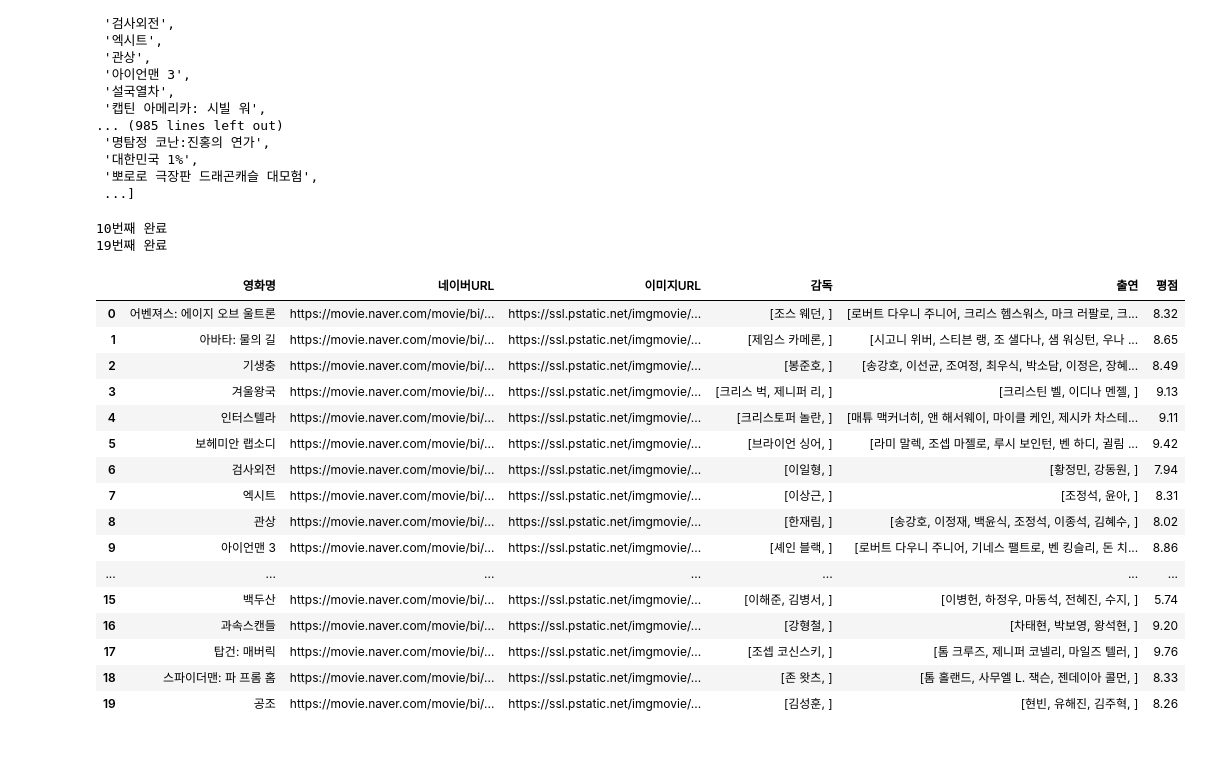
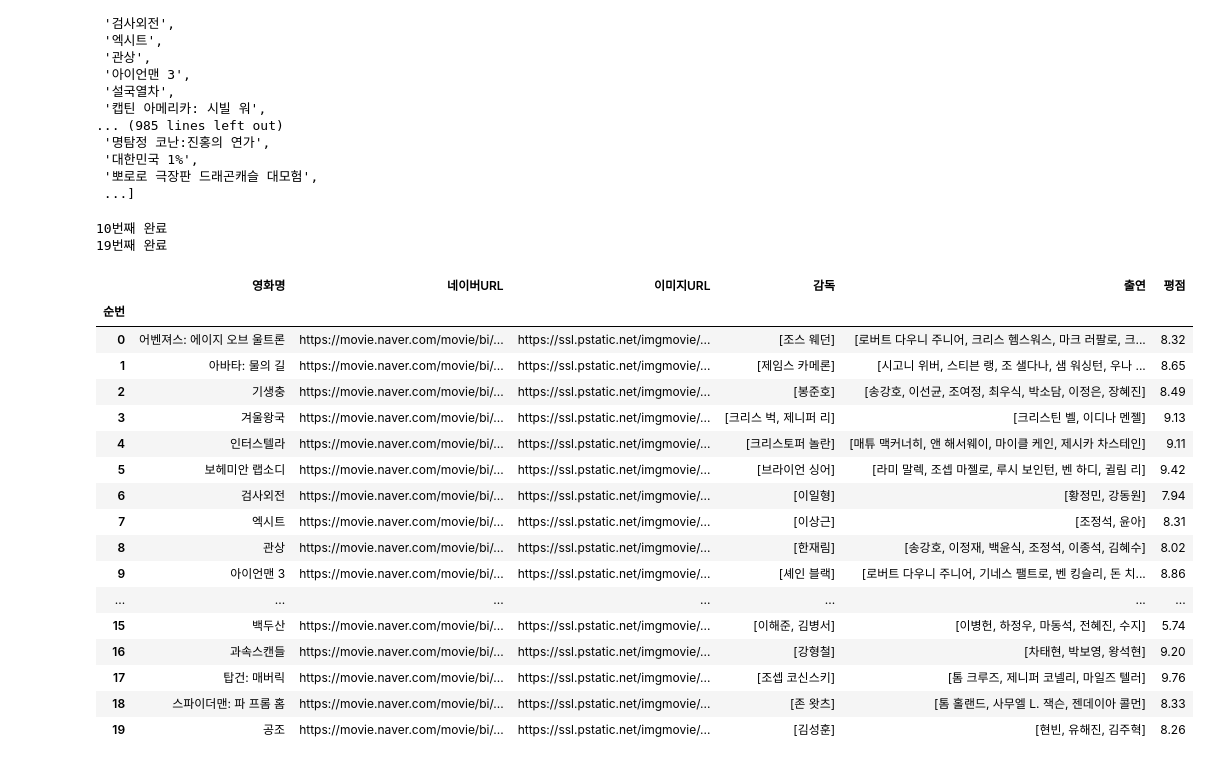
Before and after one commit to Play-Web-miniProject/MovieDL, a Jupyter notebook: eyz/naver_API.ipynb, the cells around one changed output. Drawn from its saved outputs; the diff is of its cells as text; code cells hidden in the pictures.

```diff
--- a/eyz/naver_API.ipynb
+++ b/eyz/naver_API.ipynb
@@ -36,25 +36,25 @@ class MovieAPI():
                             self.title_li.append(mv_title)
                             self.link_li.append(search_li[j]['link'])
                             self.image_li.append(search_li[j]['image'])
-                            self.dir_li.append(search_li[j]['director'].split('|'))
-                            self.actor_li.append(search_li[j]['actor'].split('|'))
-                            self.rating_li.append(search_li[j]['userRating'])
+                            self.dir_li.append(search_li[j]['director'].split('|')[:-1])
+                            self.actor_li.append(search_li[j]['actor'].split('|')[:-1])
+                            self.rating_li.append(mv_rating)
                 elif type(search_li) == dict:
                     mv_title = search_li['title'].replace('</b>','').replace('<b>','')
                     self.index.append(i)
                     self.title_li.append(mv_title)
                     self.link_li.append(search_li['link'])
                     self.image_li.append(search_li['image'])
-                    self.dir_li.append(search_li['director'].split('|'))
-                    self.actor_li.append(search_li['actor'].split('|'))
+                    self.dir_li.append(search_li['director'].split('|')[:-1])
+                    self.actor_li.append(search_li['actor'].split('|')[:-1])
                     self.rating_li.append(search_li['userRating'])
             else:
                 print("Error Code:" + rescode)
             if (i != 0 and i % 10 == 0) or i == (len(movie_list)-1):
                 print(f'{i}번째 완료')
 
-        movie_df = pd.DataFrame([self.title_li, self.link_li, self.image_li, self.dir_li, self.actor_li, self.rating_li]).transpose()
-        movie_df.columns = ['영화명', '네이버URL', '이미지URL', '감독', '출연', '평점']
+        movie_df = pd.DataFrame([self.index, self.title_li, self.link_li, self.image_li, self.dir_li, self.actor_li, self.rating_li]).transpose()
+        movie_df.columns = ['순번', '영화명', '네이버URL', '이미지URL', '감독', '출연', '평점']
 
         return movie_df
 # %%
@@ -85,29 +85,31 @@ movie_list
 # %%
 client_id = "viO54DlhW87ESywUDwWb"
 client_secret = "7ZHAscDgKs"
 
 ma = MovieAPI()
 naver_df = ma.get_movie(movie_list=movie_list[:20], client_id=client_id, client_secret=client_secret)
+naver_df = naver_df.set_index('순번')
 
 display(naver_df)
 naver_df.to_csv('naver_api_df.csv', encoding='cp949')
 # %% [output]
 10번째 완료
 19번째 완료
 |  | 영화명 | 네이버URL | 이미지URL | 감독 | 출연 | 평점 |
-| 0 | 어벤져스: 에이지 오브 울트론 | https://movie.naver.com/movie/bi/... | https://ssl.pstatic.net/imgmovie/... | [조스 웨던, ] | [로버트 다우니 주니어, 크리스 헴스워스, 마크 러팔로, 크... | 8.32 |
-| 1 | 아바타: 물의 길 | https://movie.naver.com/movie/bi/... | https://ssl.pstatic.net/imgmovie/... | [제임스 카메론, ] | [시고니 위버, 스티븐 랭, 조 샐다나, 샘 워싱턴, 우나 ... | 8.65 |
-| 2 | 기생충 | https://movie.naver.com/movie/bi/... | https://ssl.pstatic.net/imgmovie/... | [봉준호, ] | [송강호, 이선균, 조여정, 최우식, 박소담, 이정은, 장혜... | 8.49 |
-| 3 | 겨울왕국 | https://movie.naver.com/movie/bi/... | https://ssl.pstatic.net/imgmovie/... | [크리스 벅, 제니퍼 리, ] | [크리스틴 벨, 이디나 멘젤, ] | 9.13 |
-| 4 | 인터스텔라 | https://movie.naver.com/movie/bi/... | https://ssl.pstatic.net/imgmovie/... | [크리스토퍼 놀란, ] | [매튜 맥커너히, 앤 해서웨이, 마이클 케인, 제시카 차스테... | 9.11 |
-| 5 | 보헤미안 랩소디 | https://movie.naver.com/movie/bi/... | https://ssl.pstatic.net/imgmovie/... | [브라이언 싱어, ] | [라미 말렉, 조셉 마젤로, 루시 보인턴, 벤 하디, 귈림 ... | 9.42 |
-| 6 | 검사외전 | https://movie.naver.com/movie/bi/... | https://ssl.pstatic.net/imgmovie/... | [이일형, ] | [황정민, 강동원, ] | 7.94 |
-| 7 | 엑시트 | https://movie.naver.com/movie/bi/... | https://ssl.pstatic.net/imgmovie/... | [이상근, ] | [조정석, 윤아, ] | 8.31 |
-| 8 | 관상 | https://movie.naver.com/movie/bi/... | https://ssl.pstatic.net/imgmovie/... | [한재림, ] | [송강호, 이정재, 백윤식, 조정석, 이종석, 김혜수, ] | 8.02 |
-| 9 | 아이언맨 3 | https://movie.naver.com/movie/bi/... | https://ssl.pstatic.net/imgmovie/... | [셰인 블랙, ] | [로버트 다우니 주니어, 기네스 팰트로, 벤 킹슬리, 돈 치... | 8.86 |
+| 순번 |  |  |  |  |  |  |
+| 0 | 어벤져스: 에이지 오브 울트론 | https://movie.naver.com/movie/bi/... | https://ssl.pstatic.net/imgmovie/... | [조스 웨던] | [로버트 다우니 주니어, 크리스 헴스워스, 마크 러팔로, 크... | 8.32 |
+| 1 | 아바타: 물의 길 | https://movie.naver.com/movie/bi/... | https://ssl.pstatic.net/imgmovie/... | [제임스 카메론] | [시고니 위버, 스티븐 랭, 조 샐다나, 샘 워싱턴, 우나 ... | 8.65 |
+| 2 | 기생충 | https://movie.naver.com/movie/bi/... | https://ssl.pstatic.net/imgmovie/... | [봉준호] | [송강호, 이선균, 조여정, 최우식, 박소담, 이정은, 장혜진] | 8.49 |
+| 3 | 겨울왕국 | https://movie.naver.com/movie/bi/... | https://ssl.pstatic.net/imgmovie/... | [크리스 벅, 제니퍼 리] | [크리스틴 벨, 이디나 멘젤] | 9.13 |
+| 4 | 인터스텔라 | https://movie.naver.com/movie/bi/... | https://ssl.pstatic.net/imgmovie/... | [크리스토퍼 놀란] | [매튜 맥커너히, 앤 해서웨이, 마이클 케인, 제시카 차스테인] | 9.11 |
+| 5 | 보헤미안 랩소디 | https://movie.naver.com/movie/bi/... | https://ssl.pstatic.net/imgmovie/... | [브라이언 싱어] | [라미 말렉, 조셉 마젤로, 루시 보인턴, 벤 하디, 귈림 리] | 9.42 |
+| 6 | 검사외전 | https://movie.naver.com/movie/bi/... | https://ssl.pstatic.net/imgmovie/... | [이일형] | [황정민, 강동원] | 7.94 |
+| 7 | 엑시트 | https://movie.naver.com/movie/bi/... | https://ssl.pstatic.net/imgmovie/... | [이상근] | [조정석, 윤아] | 8.31 |
+| 8 | 관상 | https://movie.naver.com/movie/bi/... | https://ssl.pstatic.net/imgmovie/... | [한재림] | [송강호, 이정재, 백윤식, 조정석, 이종석, 김혜수] | 8.02 |
+| 9 | 아이언맨 3 | https://movie.naver.com/movie/bi/... | https://ssl.pstatic.net/imgmovie/... | [셰인 블랙] | [로버트 다우니 주니어, 기네스 팰트로, 벤 킹슬리, 돈 치... | 8.86 |
 | ... | ... | ... | ... | ... | ... | ... |
-| 15 | 백두산 | https://movie.naver.com/movie/bi/... | https://ssl.pstatic.net/imgmovie/... | [이해준, 김병서, ] | [이병헌, 하정우, 마동석, 전혜진, 수지, ] | 5.74 |
-| 16 | 과속스캔들 | https://movie.naver.com/movie/bi/... | https://ssl.pstatic.net/imgmovie/... | [강형철, ] | [차태현, 박보영, 왕석현, ] | 9.20 |
-| 17 | 탑건: 매버릭 | https://movie.naver.com/movie/bi/... | https://ssl.pstatic.net/imgmovie/... | [조셉 코신스키, ] | [톰 크루즈, 제니퍼 코넬리, 마일즈 텔러, ] | 9.76 |
-| 18 | 스파이더맨: 파 프롬 홈 | https://movie.naver.com/movie/bi/... | https://ssl.pstatic.net/imgmovie/... | [존 왓츠, ] | [톰 홀랜드, 사무엘 L. 잭슨, 젠데이아 콜먼, ] | 8.33 |
-| 19 | 공조 | https://movie.naver.com/movie/bi/... | https://ssl.pstatic.net/imgmovie/... | [김성훈, ] | [현빈, 유해진, 김주혁, ] | 8.26 |
+| 15 | 백두산 | https://movie.naver.com/movie/bi/... | https://ssl.pstatic.net/imgmovie/... | [이해준, 김병서] | [이병헌, 하정우, 마동석, 전혜진, 수지] | 5.74 |
+| 16 | 과속스캔들 | https://movie.naver.com/movie/bi/... | https://ssl.pstatic.net/imgmovie/... | [강형철] | [차태현, 박보영, 왕석현] | 9.20 |
+| 17 | 탑건: 매버릭 | https://movie.naver.com/movie/bi/... | https://ssl.pstatic.net/imgmovie/... | [조셉 코신스키] | [톰 크루즈, 제니퍼 코넬리, 마일즈 텔러] | 9.76 |
+| 18 | 스파이더맨: 파 프롬 홈 | https://movie.naver.com/movie/bi/... | https://ssl.pstatic.net/imgmovie/... | [존 왓츠] | [톰 홀랜드, 사무엘 L. 잭슨, 젠데이아 콜먼] | 8.33 |
+| 19 | 공조 | https://movie.naver.com/movie/bi/... | https://ssl.pstatic.net/imgmovie/... | [김성훈] | [현빈, 유해진, 김주혁] | 8.26 |
```
Also changed, not shown: parts of 10 cells of this notebook, 1 other file.
